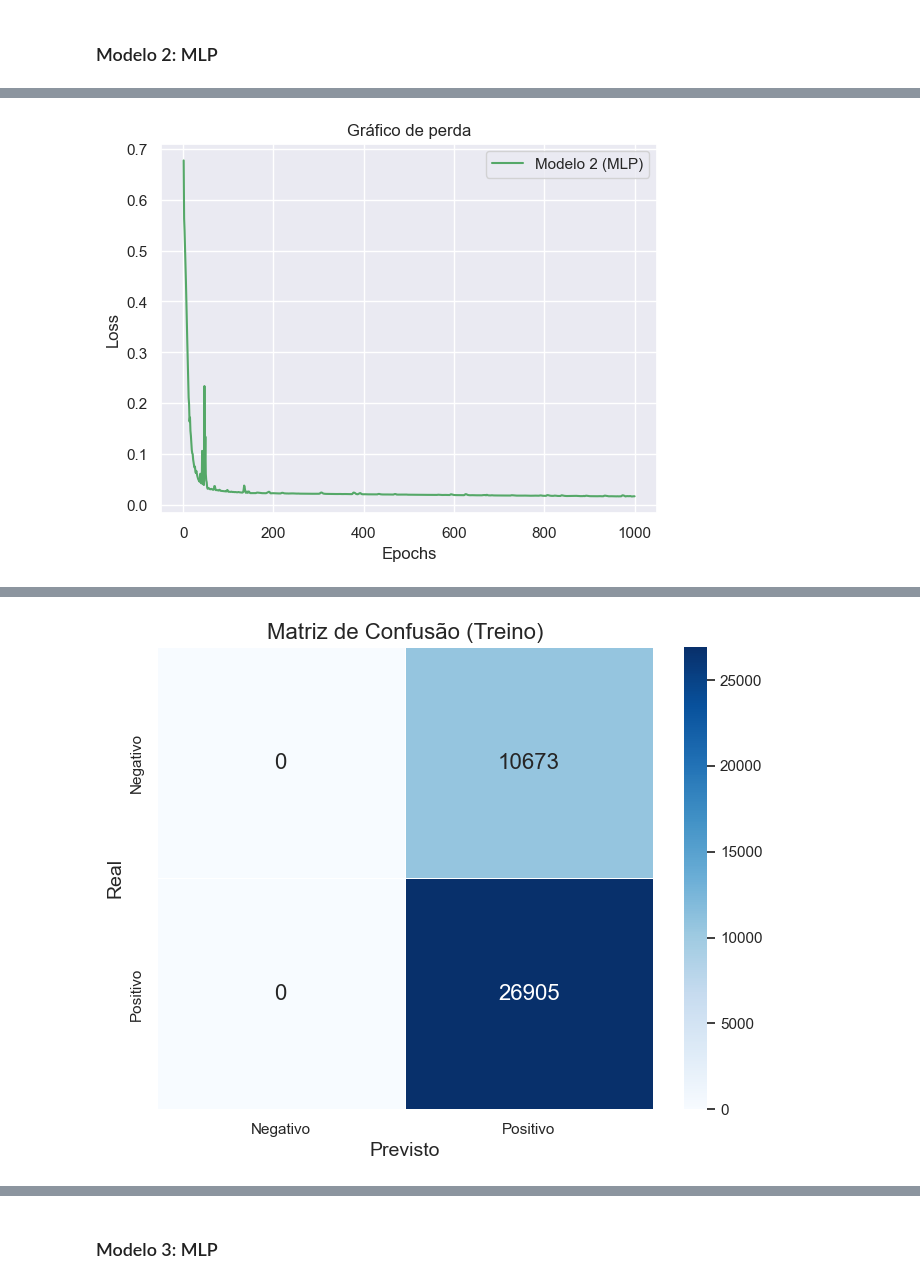
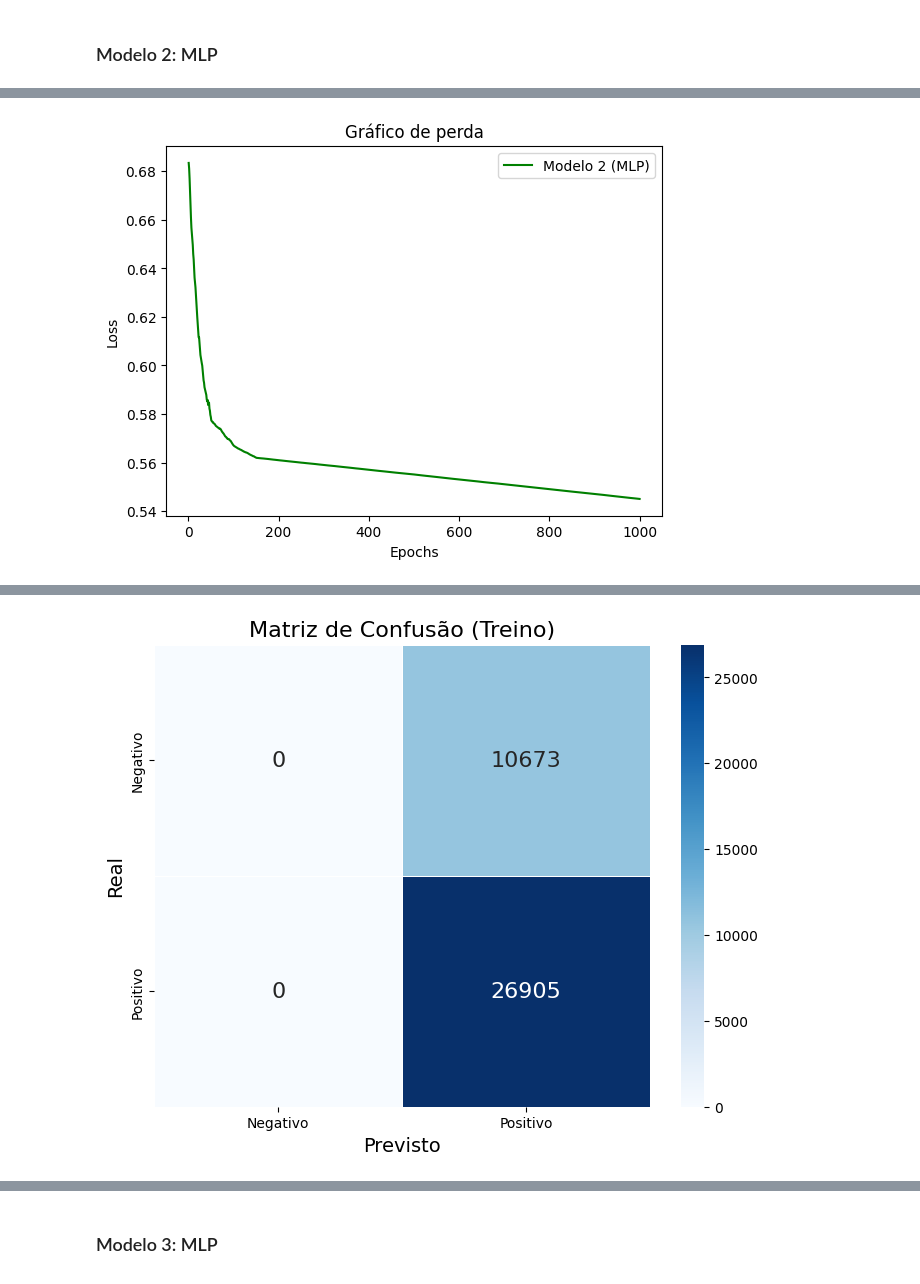
Before and after one commit to da-ferreira/prova-final-data-science, a Jupyter notebook: smoke_detection/main.ipynb, the cells around one changed output, grey strips where cells are left out. Cells and saved outputs as stored; diff of their text form; code cells hidden in the pictures.

```diff
--- a/smoke_detection/main.ipynb
+++ b/smoke_detection/main.ipynb
@@ -231,8 +231,8 @@ history2 = model2.fit(
 
 # Grafico do Loss
 train_loss2 = history2.history['loss']
-epochs = range(1, len(train_loss1) + 1)
-plt.plot(epochs, train_loss1, 'g', label='Modelo 2 (MLP)')
+epochs = range(1, len(train_loss2) + 1)
+plt.plot(epochs, train_loss2, 'g', label='Modelo 2 (MLP)')
 plt.title('Gráfico de perda')
 plt.xlabel('Epochs')
 plt.ylabel('Loss')
@@ -267 +267 @@ Epoch 1000/1000
-[figure, old version]
+[figure, new version]
@@ -272,4 +272,4 @@ Matriz de Confusão (Treino):
 Acurácia (Treino): 0.7160
 Recall (Treino): 1.0000
 Precisão (Treino): 0.7160
-[figure, old version]
+[figure, new version]
```
Also changed, not shown: parts of 6 cells of this notebook, 1 other file.
